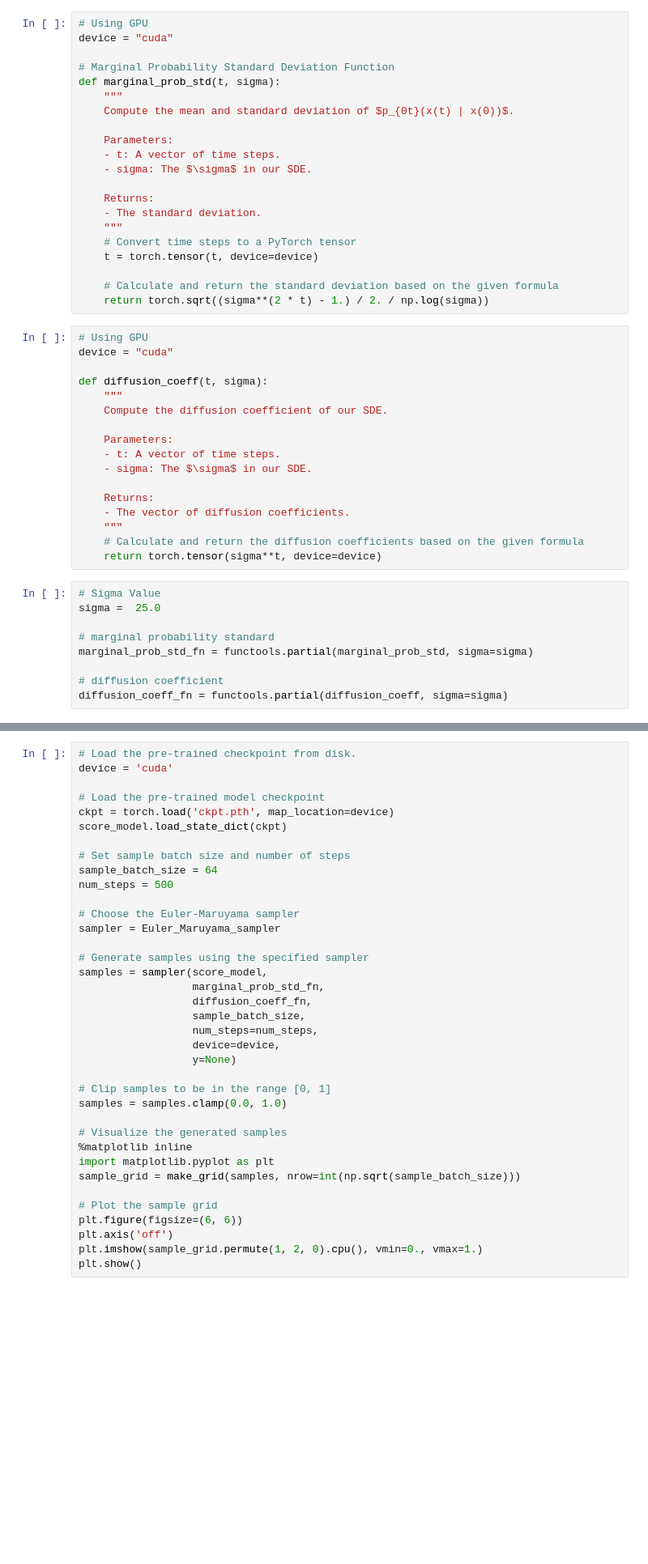
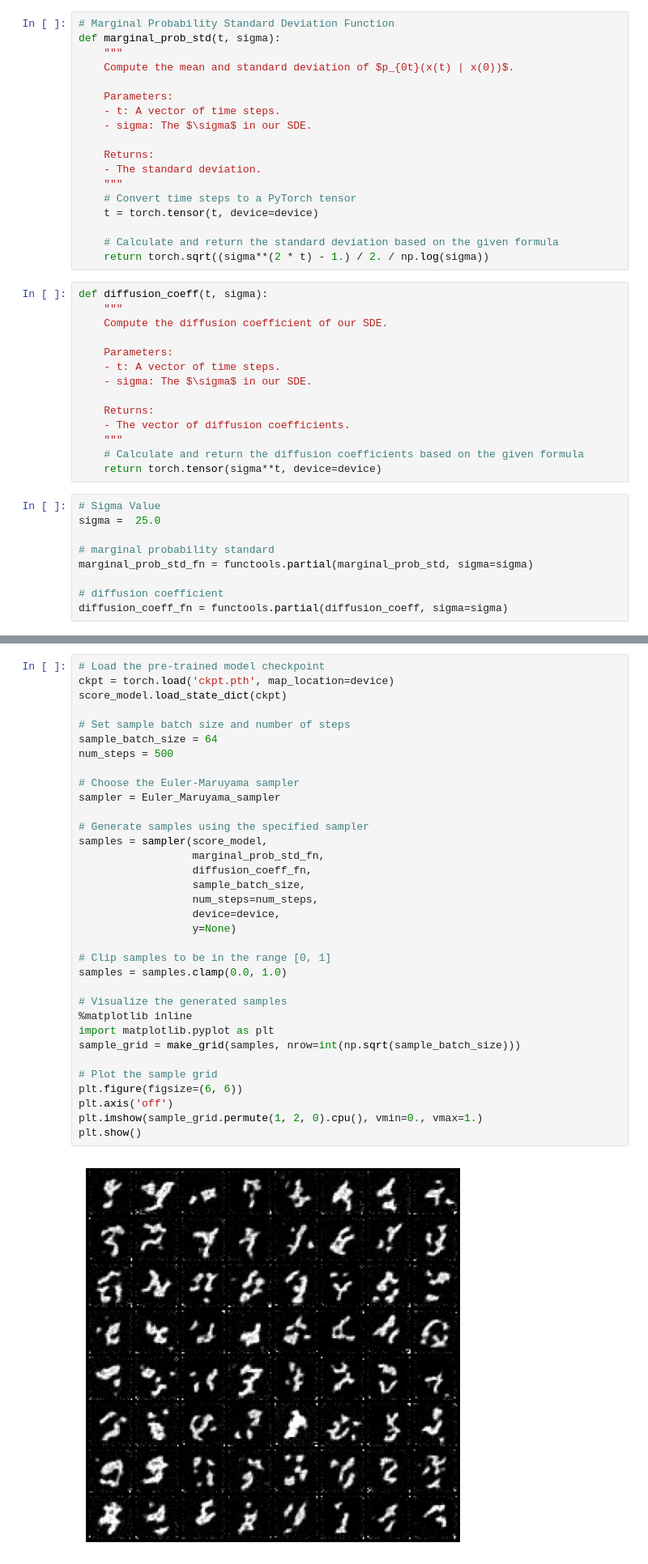
Before and after one commit to chezyio/D7047E, a Jupyter notebook: lab2/lab2.ipynb, the cells around one changed output, grey strips where cells are left out. Shown at 81% size. Cells and saved outputs as stored; diff of their text form; blank space fills up the shorter version.

```diff
--- a/lab2/lab2.ipynb
+++ b/lab2/lab2.ipynb
@@ -963,9 +1706,6 @@ class UNet_res(nn.Module):
         h = h / self.marginal_prob_std(t)[:, None, None, None]
         return h
 # %%
-# Using GPU
-device = "cuda"
-
 # Marginal Probability Standard Deviation Function
 def marginal_prob_std(t, sigma):
     """
@@ -984,9 +1724,6 @@ def marginal_prob_std(t, sigma):
     # Calculate and return the standard deviation based on the given formula
     return torch.sqrt((sigma**(2 * t) - 1.) / 2. / np.log(sigma))
 # %%
-# Using GPU
-device = "cuda"
-
 def diffusion_coeff(t, sigma):
     """
     Compute the diffusion coefficient of our SDE.
@@ -1126,42 +1863,41 @@ for epoch in tqdm_epoch:
     # Save the model checkpoint after each epoch of training
     torch.save(score_model.state_dict(), 'ckpt.pth')
 # %%
-# Load the pre-trained checkpoint from disk.
-device = 'cuda'
-
 # Load the pre-trained model checkpoint
 ckpt = torch.load('ckpt.pth', map_location=device)
 score_model.load_state_dict(ckpt)
 
 # Set sample batch size and number of steps
 sample_batch_size = 64
 num_steps = 500
 
 # Choose the Euler-Maruyama sampler
 sampler = Euler_Maruyama_sampler
 
 # Generate samples using the specified sampler
 samples = sampler(score_model,
                   marginal_prob_std_fn,
                   diffusion_coeff_fn,
                   sample_batch_size,
                   num_steps=num_steps,
                   device=device,
                   y=None)
 
 # Clip samples to be in the range [0, 1]
 samples = samples.clamp(0.0, 1.0)
 
 # Visualize the generated samples
 %matplotlib inline
 import matplotlib.pyplot as plt
 sample_grid = make_grid(samples, nrow=int(np.sqrt(sample_batch_size)))
 
 # Plot the sample grid
 plt.figure(figsize=(6, 6))
 plt.axis('off')
 plt.imshow(sample_grid.permute(1, 2, 0).cpu(), vmin=0., vmax=1.)
 plt.show()
+# %% [output]
+[figure, added]
 # %%
 # Initialize the alternate U-Net model for training.
 score_model = torch.nn.DataParallel(UNet_res(marginal_prob_std=marginal_prob_std_fn))
```
Also changed, not shown: parts of 26 cells of this notebook.
